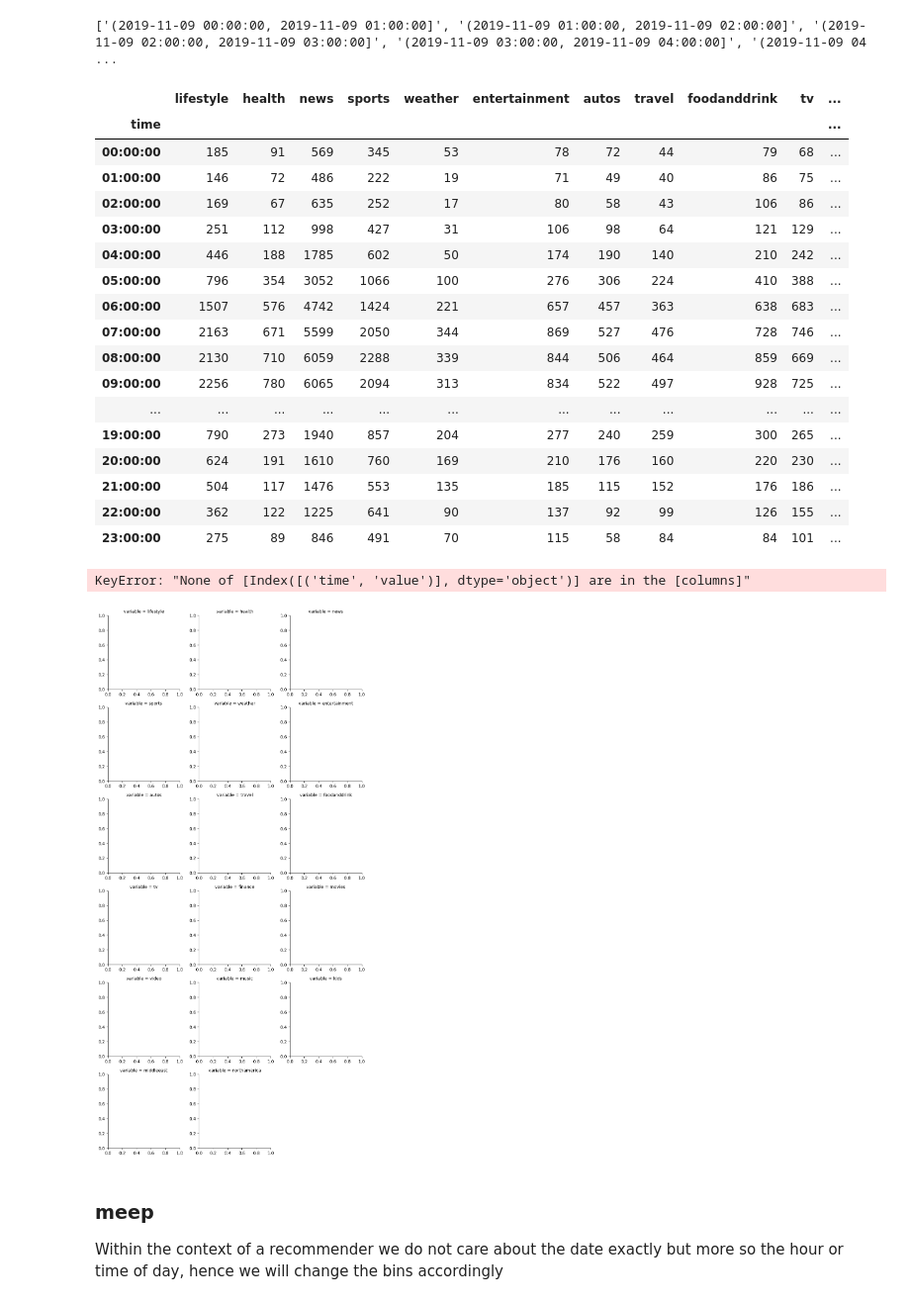
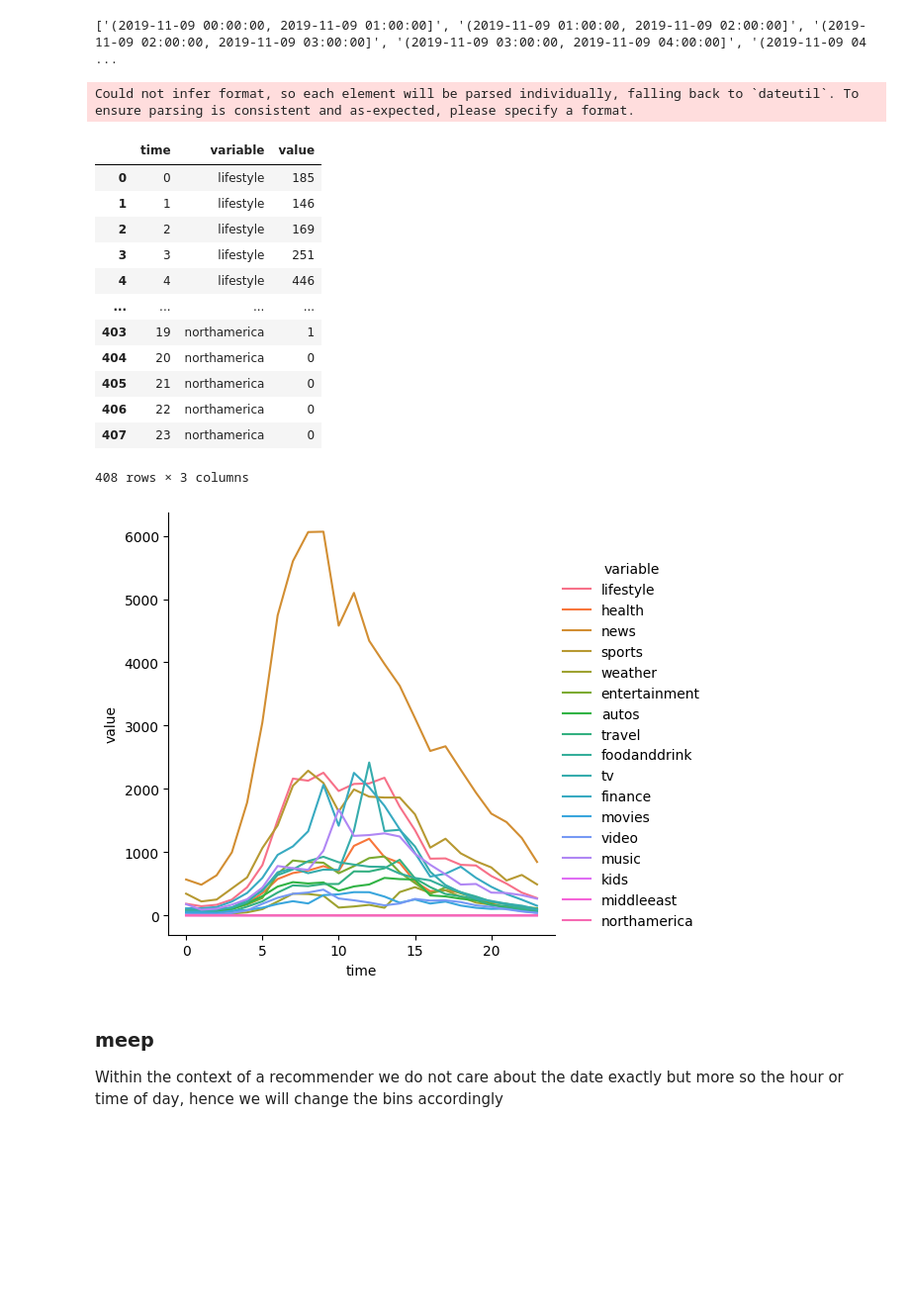
Before and after one commit to nicholas-rf/RecommenderProject, a Jupyter notebook: ExploratoryAnalysis/eda_report.ipynb, the cells around one changed output. Shown: that part at 99% size. Saved outputs shown, nothing was run; the diff lists cells and outputs as text; code cells hidden in the pictures; blank space fills up the shorter version.

```diff
--- a/ExploratoryAnalysis/eda_report.ipynb
+++ b/ExploratoryAnalysis/eda_report.ipynb
@@ -227,54 +227,35 @@ behaviors_new[category_popularity.columns.to_list()] = behaviors_new.apply(lambd
 
 behaviors_final = behaviors_new.drop(columns=['Unnamed: 0', 'impression_id', 'user_id', 'history', 'impressions'])
 
-behaviors_final.groupby('time').agg('sum')
+
+behaviors_final = behaviors_final.groupby('time').agg('sum')
+behaviors_final.reset_index(inplace=True)
-# %% [output]
-|  | lifestyle | health | news | sports | weather | entertainment | autos | travel | foodanddrink | tv | ... |
-| time |  |  |  |  |  |  |  |  |  |  | ... |
-| 00:00:00 | 185 | 91 | 569 | 345 | 53 | 78 | 72 | 44 | 79 | 68 | ... |
-| 01:00:00 | 146 | 72 | 486 | 222 | 19 | 71 | 49 | 40 | 86 | 75 | ... |
-| 02:00:00 | 169 | 67 | 635 | 252 | 17 | 80 | 58 | 43 | 106 | 86 | ... |
-| 03:00:00 | 251 | 112 | 998 | 427 | 31 | 106 | 98 | 64 | 121 | 129 | ... |
-| 04:00:00 | 446 | 188 | 1785 | 602 | 50 | 174 | 190 | 140 | 210 | 242 | ... |
-| 05:00:00 | 796 | 354 | 3052 | 1066 | 100 | 276 | 306 | 224 | 410 | 388 | ... |
-| 06:00:00 | 1507 | 576 | 4742 | 1424 | 221 | 657 | 457 | 363 | 638 | 683 | ... |
-| 07:00:00 | 2163 | 671 | 5599 | 2050 | 344 | 869 | 527 | 476 | 728 | 746 | ... |
-| 08:00:00 | 2130 | 710 | 6059 | 2288 | 339 | 844 | 506 | 464 | 859 | 669 | ... |
-| 09:00:00 | 2256 | 780 | 6065 | 2094 | 313 | 834 | 522 | 497 | 928 | 725 | ... |
-| ... | ... | ... | ... | ... | ... | ... | ... | ... | ... | ... | ... |
-| 19:00:00 | 790 | 273 | 1940 | 857 | 204 | 277 | 240 | 259 | 300 | 265 | ... |
-| 20:00:00 | 624 | 191 | 1610 | 760 | 169 | 210 | 176 | 160 | 220 | 230 | ... |
-| 21:00:00 | 504 | 117 | 1476 | 553 | 135 | 185 | 115 | 152 | 176 | 186 | ... |
-| 22:00:00 | 362 | 122 | 1225 | 641 | 90 | 137 | 92 | 99 | 126 | 155 | ... |
-| 23:00:00 | 275 | 89 | 846 | 491 | 70 | 115 | 58 | 84 | 84 | 101 | ... |
-# %%
-cols = ['lifestyle', 'health', 'news', 'sports', 'weather',
-       'entertainment', 'autos', 'travel', 'foodanddrink', 'tv', 'finance',
-       'movies', 'video', 'music', 'kids', 'middleeast', 'northamerica']
-behaviors_long = behaviors_final.melt(id_vars='time', value_vars=cols)
-g = sns.FacetGrid(behaviors_long, col="variable", palette="rocket_r", col_wrap=3, sharex=False, sharey=False)
-g = (g.map(sns.histplot, ["time", "value"], element="step").add_legend())
-g.set_titles("{col_name}")
-g.fig.tight_layout()
-
-plt.show()
-
-behaviors_long
-
-
-# variables = ['residual sugar', 'density', 'fixed acidity', 'pH', 'alcohol', 'free sulfur dioxide', 'chlorides', 'citric acid']
-# wine_data_long = data.melt(id_vars='type', value_vars=variables, var_name='variable', value_name='value')
-
-# g = sns.FacetGrid(wine_data_long, col="variable", hue="type", palette="rocket_r", col_wrap=3, sharex=False, sharey=False)
-# g = (g.map(sns.histplot, "value", element="step").add_legend())
-
-# g.set_titles("{col_name}")
-# g.fig.tight_layout()
-
-# plt.show()
-# %% [output]
-KeyError: "None of [Index([('time', 'value')], dtype='object')] are in the [columns]"
-[figure, removed]
+# %%
+
+
+cols = ['lifestyle', 'health', 'news', 'sports', 'weather', 'entertainment', 'autos', 'travel', 'foodanddrink', 'tv', 'finance', 'movies', 'video', 'music', 'kids', 'middleeast', 'northamerica']
+behaviors_long = behaviors_final.melt(id_vars='time', value_vars=cols)
+behaviors_long['time'] = pd.to_datetime(behaviors_long['time'])
+behaviors_long['time'] = behaviors_long['time'].dt.hour
+
+sns.relplot(behaviors_long, x='time', y='value', hue='variable', kind='line')
+behaviors_long
+# %% [output]
+Could not infer format, so each element will be parsed individually, falling back to `dateutil`. To ensure parsing is consistent and as-expected, please specify a format.
+|  | time | variable | value |
+| 0 | 0 | lifestyle | 185 |
+| 1 | 1 | lifestyle | 146 |
+| 2 | 2 | lifestyle | 169 |
+| 3 | 3 | lifestyle | 251 |
+| 4 | 4 | lifestyle | 446 |
+| ... | ... | ... | ... |
+| 403 | 19 | northamerica | 1 |
+| 404 | 20 | northamerica | 0 |
+| 405 | 21 | northamerica | 0 |
+| 406 | 22 | northamerica | 0 |
+| 407 | 23 | northamerica | 0 |
+408 rows × 3 columns
+[figure, added]
 # %% [markdown]
 ###  meep
 Within the context of a recommender we do not care about the date exactly but more so the hour or time of day, hence we will change the bins accordingly
```
Also changed, not shown: 1 other file.
